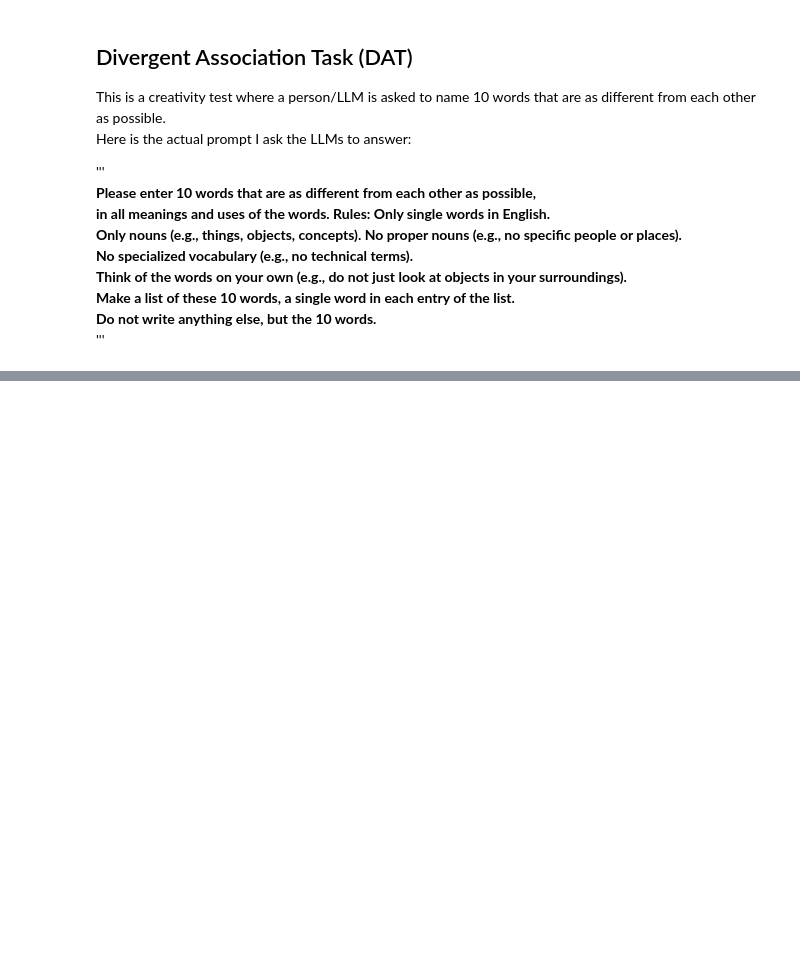
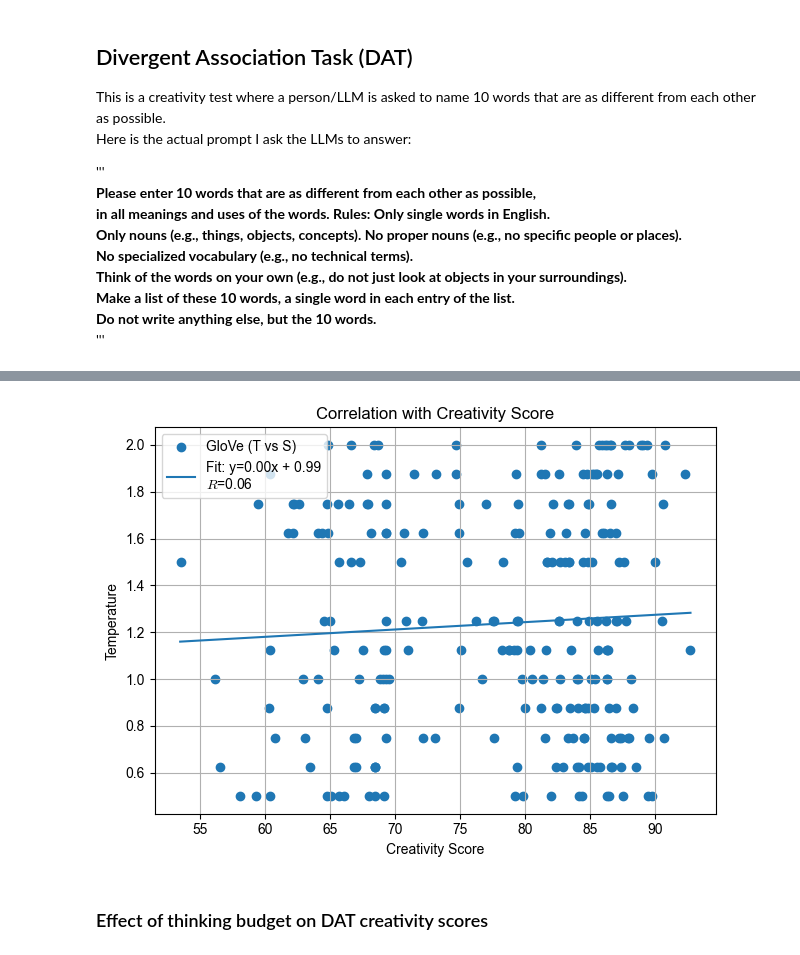
Before and after one commit to theGreen-Coder/MCTB, a Jupyter notebook: example.ipynb, the cells around one changed output, grey strips where cells are left out. Saved outputs shown, nothing was run; the diff lists cells and outputs as text; code cells hidden in the pictures; blank space fills up the shorter version.

```diff
--- a/example.ipynb
+++ b/example.ipynb
@@ -171,0 +165,14 @@ Requesting gemini-2.5-flash-preview-04-17 with config={temperature=1.0, thinking
+# %%
+plot_correlation('results/DAT_1models_12configs_10words_06-17_19:55:36_unnormalized.json',
+                 'temperature',
+                 second_key=None,
+                 model='GloVe',
+                 plot_title="Correlation with Creativity Score",
+                 x_axis_title="Creativity Score",
+                 y_axis_title="Temperature",
+                 save_file=False,
+                 file_name="plot.png")
+# %% [output]
+[figure, added]
+# %% [markdown]
+### Effect of thinking budget on DAT creativity scores
```
Also changed, not shown: parts of 18 cells of this notebook, 8 other files.
